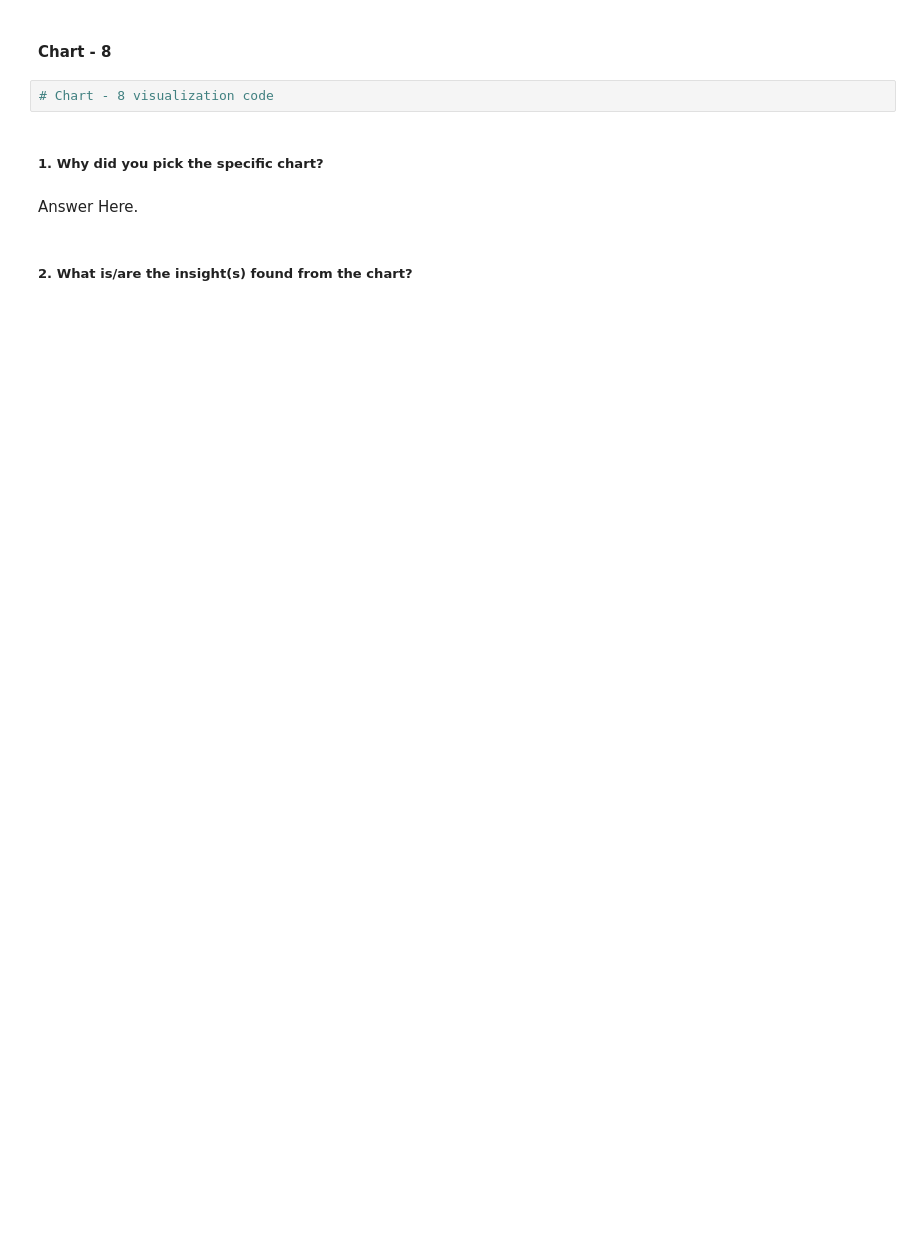
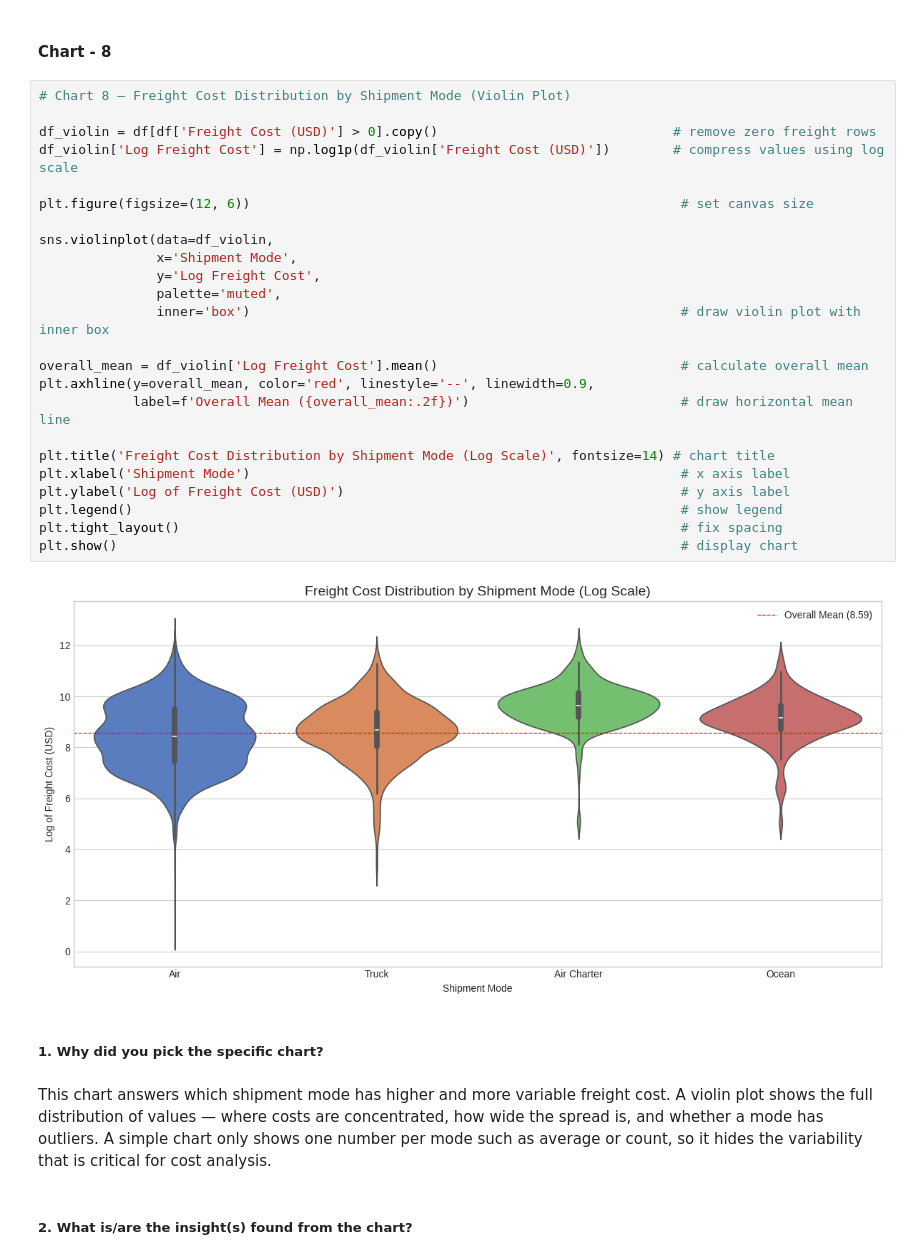
Before and after one commit to vivek-baviskar974/fedex-eda-capstone, a Jupyter notebook: FedEx_EDA_Capstone.ipynb, the cells around one changed output. Cells and saved outputs as stored; diff of their text form; blank space fills up the shorter version.

```diff
--- a/FedEx_EDA_Capstone.ipynb
+++ b/FedEx_EDA_Capstone.ipynb
@@ -816,10 +897,34 @@ Answer Here
 # %% [markdown]
 #### Chart - 8
-# %%
-# Chart - 8 visualization code
+# %%
+# Chart 8 — Freight Cost Distribution by Shipment Mode (Violin Plot)
+
+df_violin = df[df['Freight Cost (USD)'] > 0].copy()                              # remove zero freight rows
+df_violin['Log Freight Cost'] = np.log1p(df_violin['Freight Cost (USD)'])        # compress values using log scale
+
+plt.figure(figsize=(12, 6))                                                       # set canvas size
+
+sns.violinplot(data=df_violin,
+               x='Shipment Mode',
+               y='Log Freight Cost',
+               palette='muted',
+               inner='box')                                                       # draw violin plot with inner box
+
+overall_mean = df_violin['Log Freight Cost'].mean()                               # calculate overall mean
+plt.axhline(y=overall_mean, color='red', linestyle='--', linewidth=0.9,
+            label=f'Overall Mean ({overall_mean:.2f})')                           # draw horizontal mean line
+
+plt.title('Freight Cost Distribution by Shipment Mode (Log Scale)', fontsize=14) # chart title
+plt.xlabel('Shipment Mode')                                                       # x axis label
+plt.ylabel('Log of Freight Cost (USD)')                                           # y axis label
+plt.legend()                                                                      # show legend
+plt.tight_layout()                                                                # fix spacing
+plt.show()                                                                        # display chart
+# %% [output]
+[figure, added]
 # %% [markdown]
 ##### 1. Why did you pick the specific chart?
-# %% [markdown]
-Answer Here.
+# %% [markdown]
+This chart answers which shipment mode has higher and more variable freight cost. A violin plot shows the full distribution of values — where costs are concentrated, how wide the spread is, and whether a mode has outliers. A simple chart only shows one number per mode such as average or count, so it hides the variability that is critical for cost analysis.
 # %% [markdown]
 ##### 2. What is/are the insight(s) found from the chart?
```
Also changed, not shown: parts of 29 cells of this notebook.
